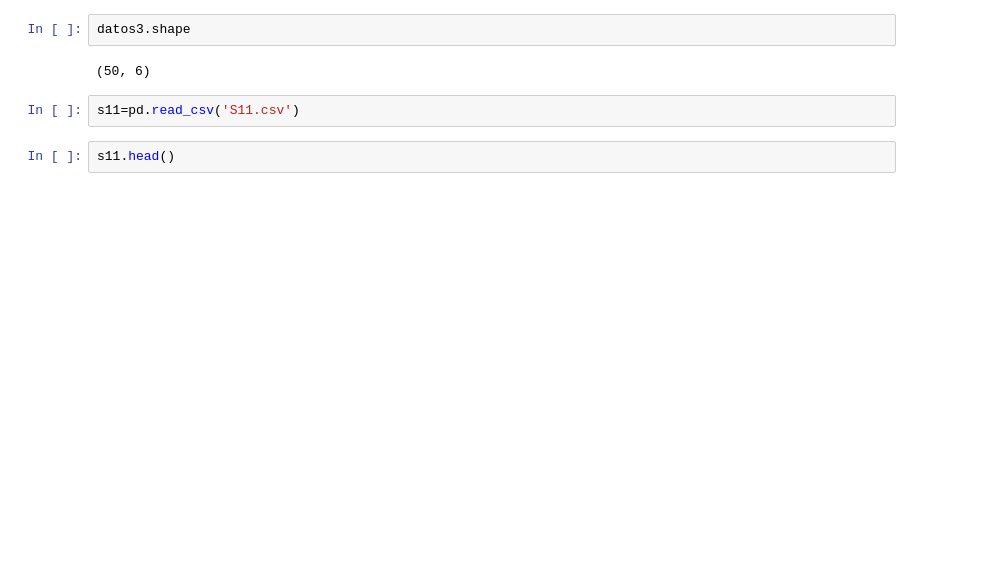
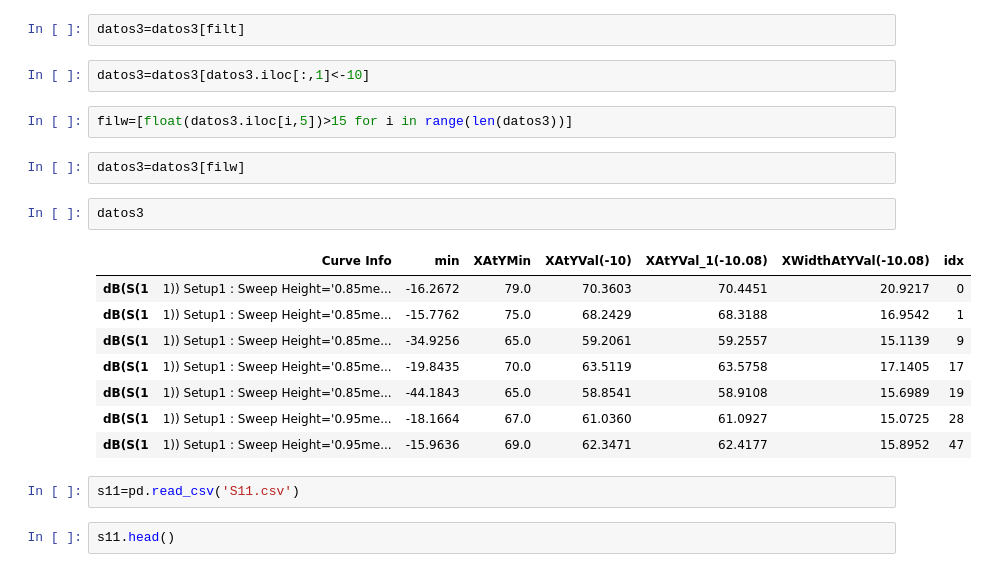
Before and after one commit to saint-germain/MIST, a Jupyter notebook: S11_classification.ipynb, the cells around one changed output. Cells and saved outputs as stored; diff of their text form; blank space fills up the shorter version.

```diff
--- a/S11_classification.ipynb
+++ b/S11_classification.ipynb
@@ -9,7 +29,22 @@ datos3=pd.read_csv('Label.csv',header=0)
+# %%
+datos3=datos3[filt]
+# %%
+datos3=datos3[datos3.iloc[:,1]<-10]
+# %%
+filw=[float(datos3.iloc[i,5])>15 for i in range(len(datos3))]
+# %%
+datos3=datos3[filw]
 # %%
-datos3.shape
+datos3
 # %% [output]
-(50, 6)
+|  | Curve Info | min | XAtYMin | XAtYVal(-10) | XAtYVal_1(-10.08) | XWidthAtYVal(-10.08) | idx |
+| dB(S(1 | 1)) Setup1 : Sweep Height='0.85me... | -16.2672 | 79.0 | 70.3603 | 70.4451 | 20.9217 | 0 |
+| dB(S(1 | 1)) Setup1 : Sweep Height='0.85me... | -15.7762 | 75.0 | 68.2429 | 68.3188 | 16.9542 | 1 |
+| dB(S(1 | 1)) Setup1 : Sweep Height='0.85me... | -34.9256 | 65.0 | 59.2061 | 59.2557 | 15.1139 | 9 |
+| dB(S(1 | 1)) Setup1 : Sweep Height='0.85me... | -19.8435 | 70.0 | 63.5119 | 63.5758 | 17.1405 | 17 |
+| dB(S(1 | 1)) Setup1 : Sweep Height='0.85me... | -44.1843 | 65.0 | 58.8541 | 58.9108 | 15.6989 | 19 |
+| dB(S(1 | 1)) Setup1 : Sweep Height='0.95me... | -18.1664 | 67.0 | 61.0360 | 61.0927 | 15.0725 | 28 |
+| dB(S(1 | 1)) Setup1 : Sweep Height='0.95me... | -15.9636 | 69.0 | 62.3471 | 62.4177 | 15.8952 | 47 |
 # %%
 s11=pd.read_csv('S11.csv')
 # %%
```
Also changed, not shown: parts of 14 cells of this notebook.
